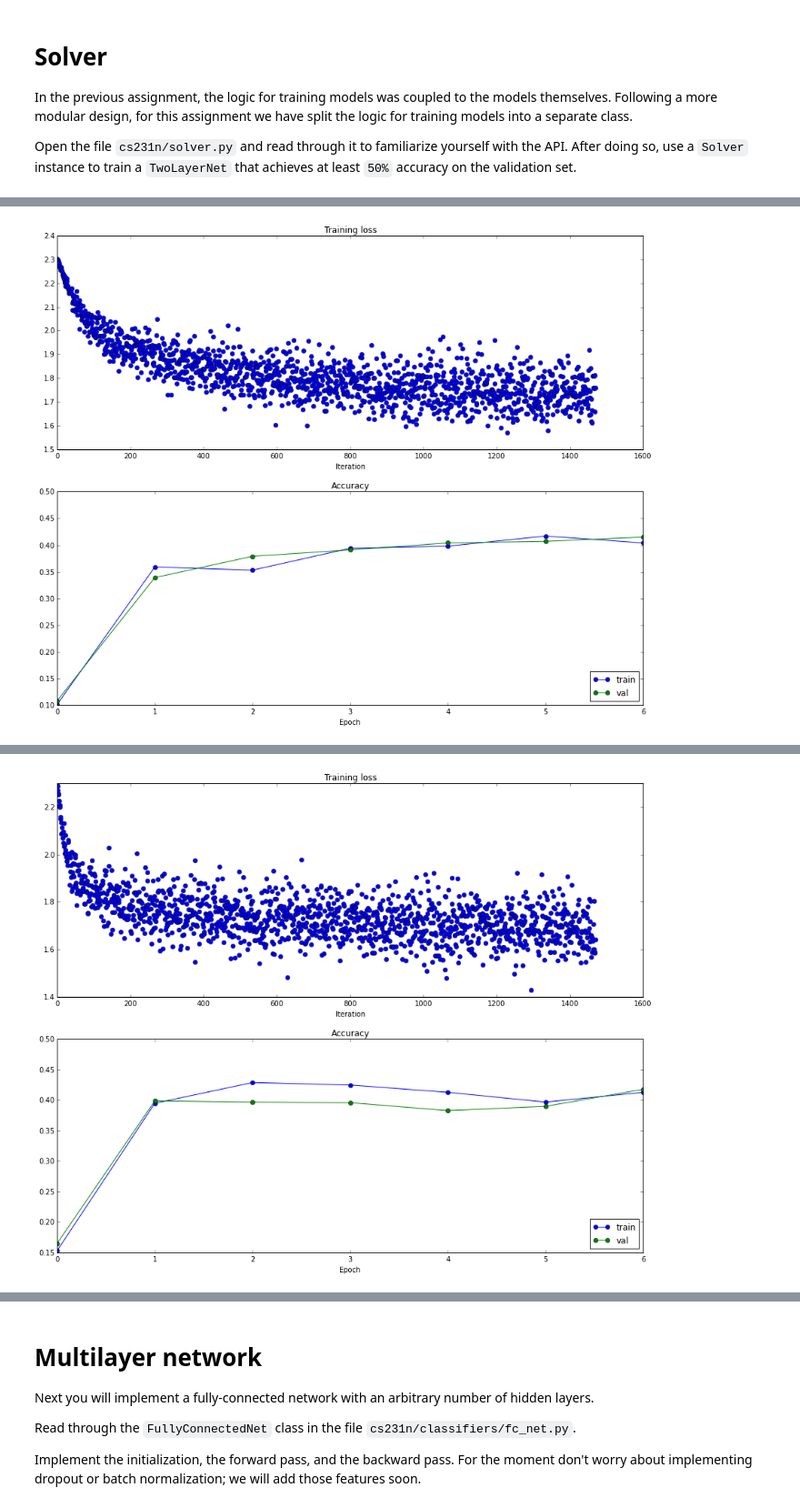
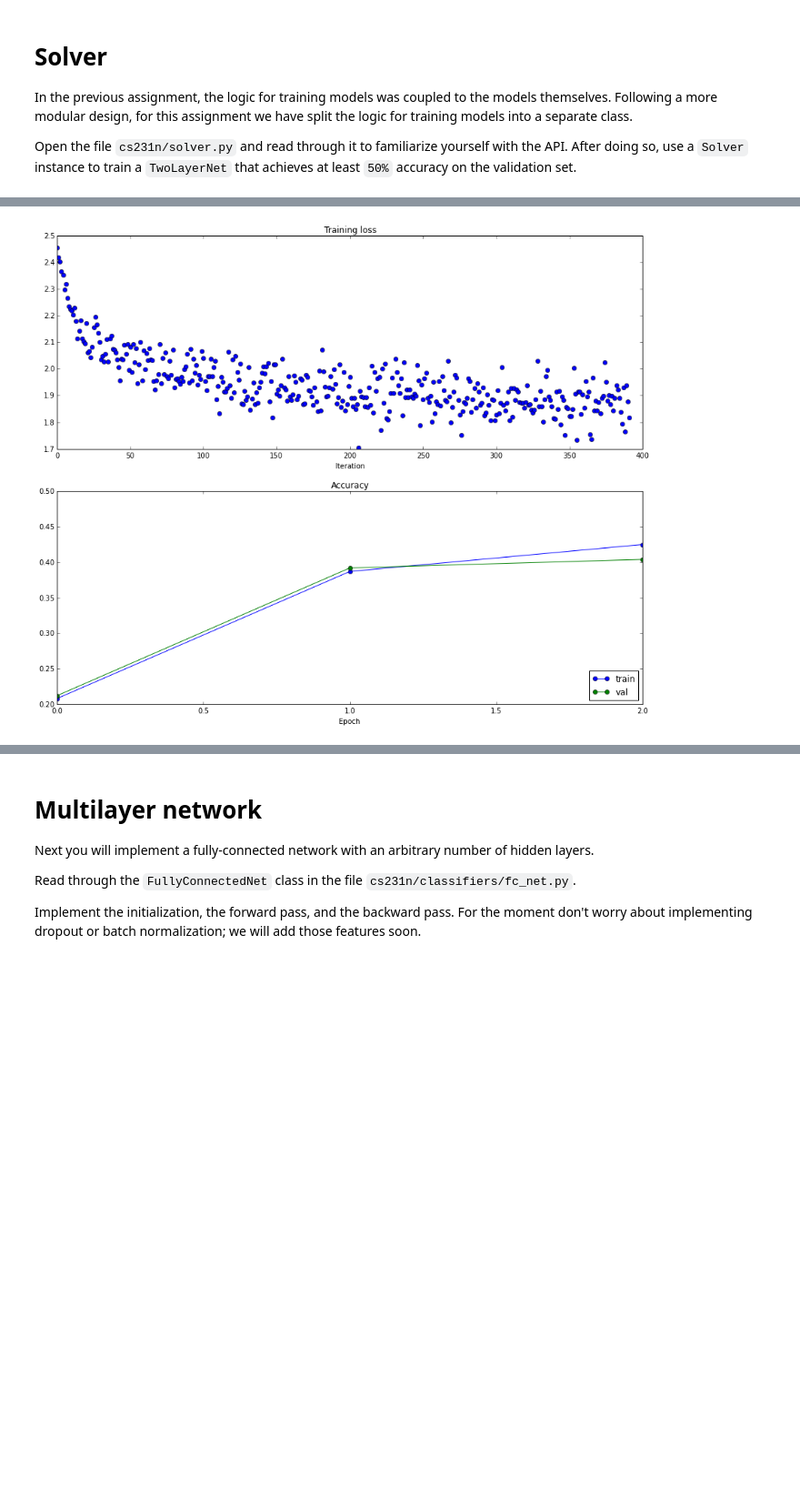
Before and after one commit to hntee/cs231n, a Jupyter notebook: assignment2/FullyConnectedNets.ipynb, the cells around one changed output, grey strips where cells are left out. Shown at 91% size. Cells and saved outputs as stored; diff of their text form; code cells hidden in the pictures; blank space fills up the shorter version.

```diff
--- a/assignment2/FullyConnectedNets.ipynb
+++ b/assignment2/FullyConnectedNets.ipynb
@@ -332,44 +308,29 @@ In the previous assignment, the logic for training models was coupled to the mod
 
 Open the file `cs231n/solver.py` and read through it to familiarize yourself with the API. After doing so, use a `Solver` instance to train a `TwoLayerNet` that achieves at least `50%` accuracy on the validation set.
 # %%
-while True:
-    learning_rate = 10 ** np.random.uniform(-4, -2.5)
-    print
-    print "learning rate is ", learning_rate
-    model = TwoLayerNet()
-    solver = Solver(model, data,
-                      update_rule='sgd',
-                      optim_config={
-                        'learning_rate': learning_rate,
-                      },
-                      lr_decay=0.95,
-                      num_epochs=6, batch_size=200,
-                      print_every=100)
-    solver.train()
+model = TwoLayerNet(hidden_dim = 200,reg = 0.5)
+solver = Solver(model, data,
+                update_rule='sgd',
+                optim_config={
+                    'learning_rate': 1e-3,
+                },
+                lr_decay=0.95,
+                num_epochs=2, batch_size=250,
+                print_every=100)
+solver.train()
 
-    # Run this cell to visualize training loss and train / val accuracy
+plt.subplot(2, 1, 1)
+plt.title('Training loss')
+plt.plot(solver.loss_history, 'o')
+plt.xlabel('Iteration')
 
-    plt.subplot(2, 1, 1)
-    plt.title('Training loss')
-    plt.plot(solver.loss_history, 'o')
-    plt.xlabel('Iteration')
-
-    plt.subplot(2, 1, 2)
-    plt.title('Accuracy')
-    plt.plot(solver.train_acc_history, '-o', label='train')
-    plt.plot(solver.val_acc_history, '-o', label='val')
-    plt.plot([0.5] * len(solver.val_acc_history), 'k--')
-    plt.xlabel('Epoch')
-    plt.legend(loc='lower right')
-    plt.gcf().set_size_inches(15, 12)
-    plt.show()
-
-##############################################################################
-# TODO: Use a Solver instance to train a TwoLayerNet that achieves at least  #
-# 50% accuracy on the validation set.                                        #
-##############################################################################
-
-##############################################################################
-#                             END OF YOUR CODE                               #
-##############################################################################
+plt.subplot(2, 1, 2)
+plt.title('Accuracy')
+plt.plot(solver.train_acc_history, '-o', label='train')
+plt.plot(solver.val_acc_history, '-o', label='val')
+plt.plot([0.5] * len(solver.val_acc_history), 'k--')
+plt.xlabel('Epoch')
+plt.legend(loc='lower right')
+plt.gcf().set_size_inches(15, 12)
+plt.show()
 # %% [output]
@@ -393 +344 @@ learning rate is  0.000187797097959
-[figure, old version]
+[figure, new version]
@@ -411 +344,0 @@ learning rate is  0.000733720822503
-[figure, removed]
```
Also changed, not shown: parts of 17 cells of this notebook, 3 other files.
